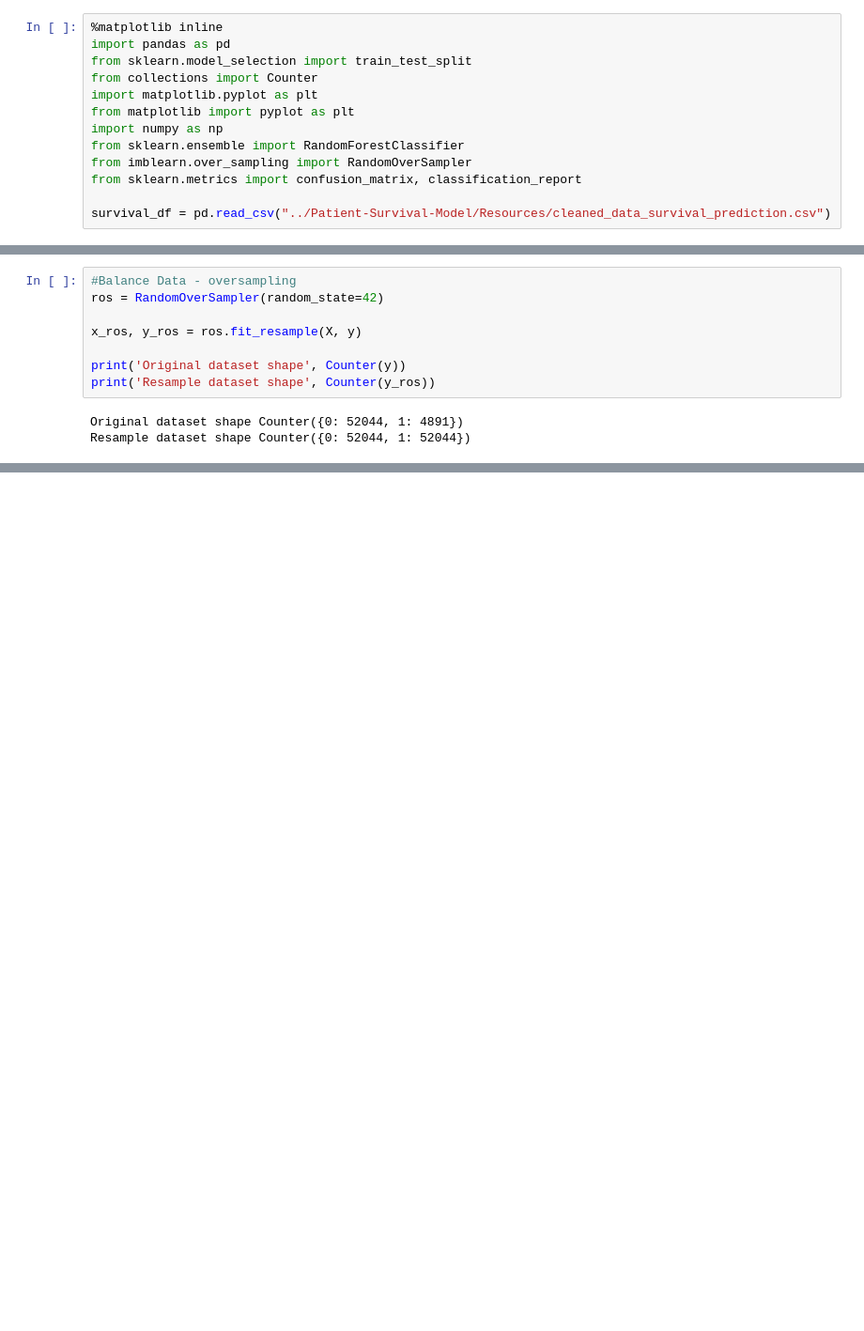
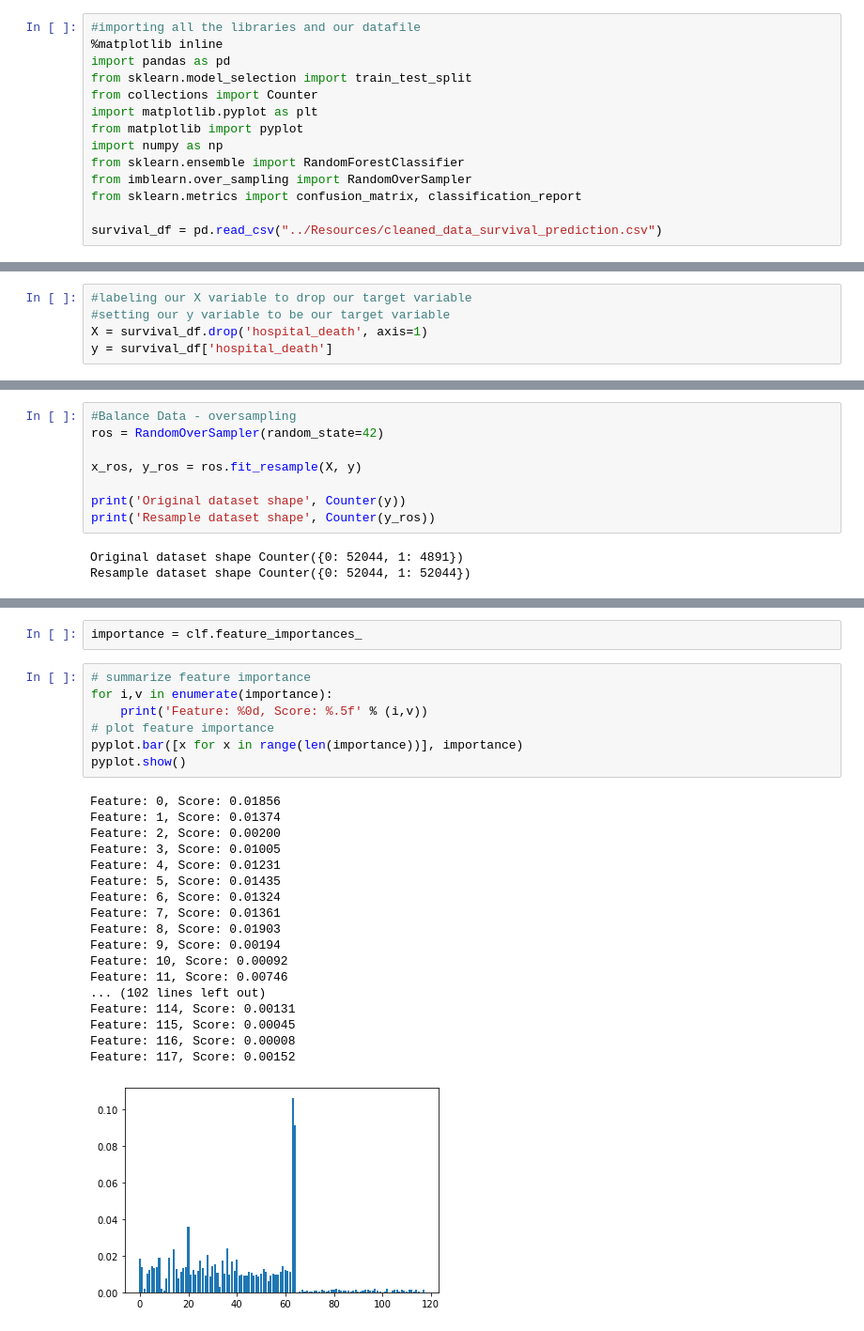
Before and after one commit to vishaalgupta/Patient-Survival-Model, a Jupyter notebook: ML-models/Random Forest Classifier.ipynb, the cells around one changed output, grey strips where cells are left out. Shown at 94% size. Cells and saved outputs as stored; diff of their text form; blank space fills up the shorter version.

```diff
--- a/ML-models/Random Forest Classifier.ipynb
+++ b/ML-models/Random Forest Classifier.ipynb
@@ -1,16 +1,17 @@
 # %%
+#importing all the libraries and our datafile
 %matplotlib inline
 import pandas as pd
 from sklearn.model_selection import train_test_split
 from collections import Counter
 import matplotlib.pyplot as plt
-from matplotlib import pyplot as plt
+from matplotlib import pyplot
 import numpy as np
 from sklearn.ensemble import RandomForestClassifier
 from imblearn.over_sampling import RandomOverSampler
 from sklearn.metrics import confusion_matrix, classification_report
 
-survival_df = pd.read_csv("../Patient-Survival-Model/Resources/cleaned_data_survival_prediction.csv")
+survival_df = pd.read_csv("../Resources/cleaned_data_survival_prediction.csv")
 # %%
 survival_df.head()
 # %% [output]
@@ -35,0 +25,5 @@ X = pd.get_dummies(X)
+# %%
+#labeling our X variable to drop our target variable
+#setting our y variable to be our target variable
+X = survival_df.drop('hospital_death', axis=1)
+y = survival_df['hospital_death']
@@ -75,0 +81,28 @@ weighted avg       0.98      0.98      0.98     26022
+# %%
+importance = clf.feature_importances_
+# %%
+# summarize feature importance
+for i,v in enumerate(importance):
+    print('Feature: %0d, Score: %.5f' % (i,v))
+# plot feature importance
+pyplot.bar([x for x in range(len(importance))], importance)
+pyplot.show()
+# %% [output]
+Feature: 0, Score: 0.01856
+Feature: 1, Score: 0.01374
+Feature: 2, Score: 0.00200
+Feature: 3, Score: 0.01005
+Feature: 4, Score: 0.01231
+Feature: 5, Score: 0.01435
+Feature: 6, Score: 0.01324
+Feature: 7, Score: 0.01361
+Feature: 8, Score: 0.01903
+Feature: 9, Score: 0.00194
+Feature: 10, Score: 0.00092
+Feature: 11, Score: 0.00746
+... (102 lines left out)
+Feature: 114, Score: 0.00131
+Feature: 115, Score: 0.00045
+Feature: 116, Score: 0.00008
+Feature: 117, Score: 0.00152
+[figure, added]
```
Also changed, not shown: parts of 9 cells of this notebook, 5 other files.
